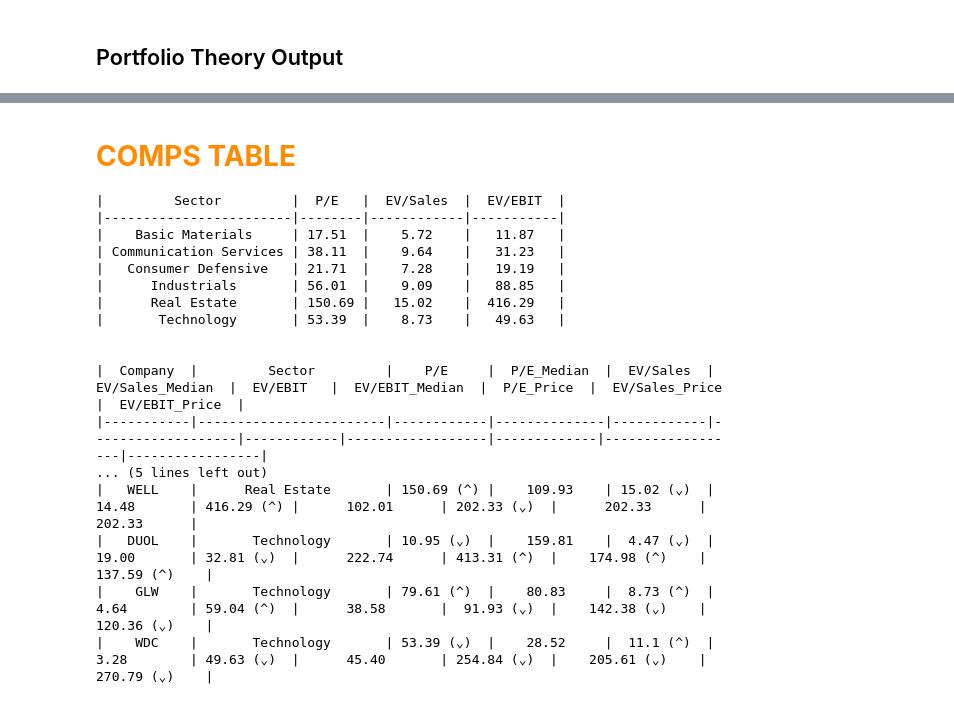
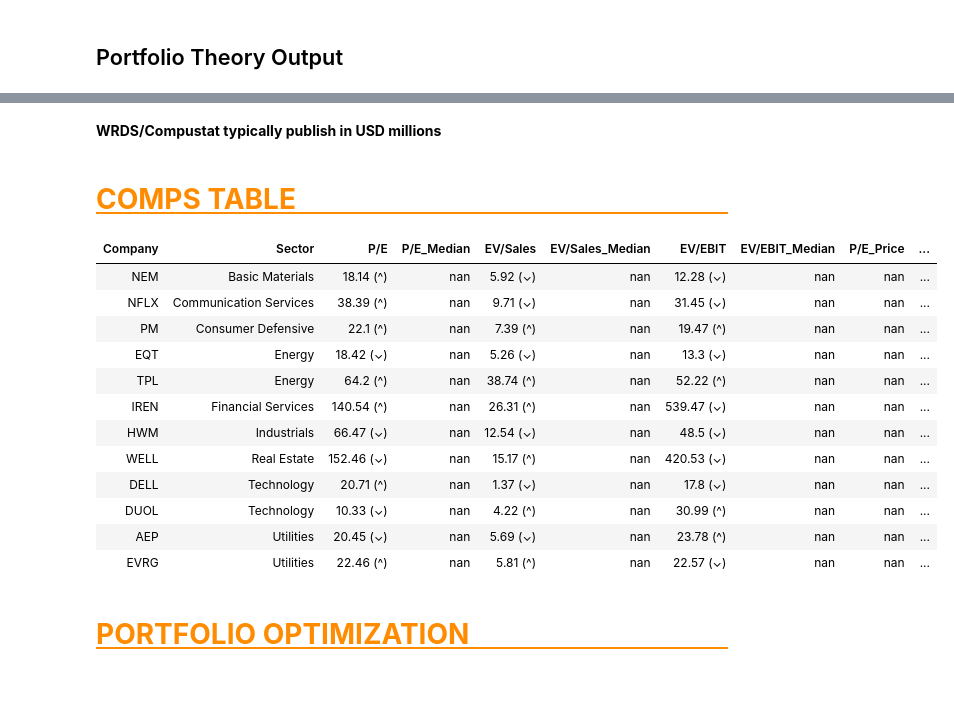
Before and after one commit to deskfrog/equity-research-notebook, a Jupyter notebook: equity_research_notebook.ipynb, the cells around one changed output, grey strips where cells are left out. Drawn from its saved outputs; the diff is of its cells as text; code cells hidden in the pictures.

```diff
--- a/equity_research_notebook.ipynb
+++ b/equity_research_notebook.ipynb
@@ -80,8 +108,24 @@ start = dt.datetime(start_year, 1, 1)
 price_tickers = [market_index] + tickers
 
 df_prices = yf.download(price_tickers, start=start, end=end, interval=interval, auto_adjust=False).dropna()
-rf_last = yf.download(treasury_yield, start=start, end=end, interval=interval, auto_adjust=False)['Adj Close'].iloc[-1]
-rf_annual = (float(rf_last.iloc[0]) if isinstance(rf_last, pd.Series) else float(rf_last)) / 100
+
+rf_data = yf.download(treasury_yield, start=start, end=end, interval=interval, auto_adjust=False)['Adj Close']
+if isinstance(rf_data, pd.DataFrame):
+    rf_data = rf_data.squeeze('columns')
+rf_series = pd.to_numeric(rf_data, errors='coerce').dropna()
+
+if rf_series.empty and treasury_yield != '^TNX':
+    rf_fallback = yf.download('^TNX', start=start, end=end, interval=interval, auto_adjust=False)['Adj Close']
+    if isinstance(rf_fallback, pd.DataFrame):
+        rf_fallback = rf_fallback.squeeze('columns')
+    rf_series = pd.to_numeric(rf_fallback, errors='coerce').dropna()
+
+if rf_series.empty:
+    print(f"[RF] No valid treasury yield data for {treasury_yield} (or fallback). Using 0.0%.")
+    rf_annual = 0.0
+else:
+    rf_annual = float(rf_series.iloc[-1]) / 100
+
 rf = rf_annual / assume_trading_days
 
 df_log_returns = np.log(df_prices['Adj Close']).diff().dropna()
@@ -808,29 +1079,36 @@ if PORTFOLIO_TABLE:
+# %% [markdown]
+**WRDS/Compustat typically publish in USD millions**
 # %% [markdown]
-<h3 style="color: #ff8c00; font-size: 2em; font-weight: bold; border-bottom: 2px solid #ffffff; padding-bottom: 5px;">
+<h3 style="color: #ff8c00; font-size: 2em; font-weight: bold; border-bottom: 2px solid #ff8c00; padding-bottom: 5px;">
 COMPS TABLE
 </h3>
 # %%
 if COMPS_TABLE:
     if COMPS_SECTOR_MEDIAN_TABLE:
-        _print_df_with_bars(industry_median)
+        _print_df_with_bars(industry_median.round(2))
         print('\n')
-    _print_df_with_bars(comps_display.sort_values(['Sector', 'Company']))
-    #print('* Compared to the sector median multiples. \n** Compared to the sector implied price.')
+
+    comps_table_display = comps_display.sort_values(['Sector', 'Company']).copy()
+    numeric_cols = comps_table_display.select_dtypes(include='number').columns
+    if len(numeric_cols) > 0:
+        comps_table_display[numeric_cols] = comps_table_display[numeric_cols].round(2)
+
+    _print_df_with_bars(comps_table_display)
 # %% [output]
-|         Sector         |  P/E   |  EV/Sales  |  EV/EBIT  |
-|------------------------|--------|------------|-----------|
-|    Basic Materials     | 17.51  |    5.72    |   11.87   |
-| Communication Services | 38.11  |    9.64    |   31.23   |
-|   Consumer Defensive   | 21.71  |    7.28    |   19.19   |
-|      Industrials       | 56.01  |    9.09    |   88.85   |
-|      Real Estate       | 150.69 |   15.02    |  416.29   |
-|       Technology       | 53.39  |    8.73    |   49.63   |
-
-
-|  Company  |         Sector         |    P/E     |  P/E_Median  |  EV/Sales  |  EV/Sales_Median  |  EV/EBIT   |  EV/EBIT_Median  |  P/E_Price  |  EV/Sales_Price  |  EV/EBIT_Price  |
-|-----------|------------------------|------------|--------------|------------|-------------------|------------|------------------|-------------|------------------|-----------------|
-... (5 lines left out)
-|   WELL    |      Real Estate       | 150.69 (^) |    109.93    | 15.02 (⌄)  |       14.48       | 416.29 (^) |      102.01      | 202.33 (⌄)  |      202.33      |     202.33      |
-|   DUOL    |       Technology       | 10.95 (⌄)  |    159.81    |  4.47 (⌄)  |       19.00       | 32.81 (⌄)  |      222.74      | 413.31 (^)  |    174.98 (^)    |   137.59 (^)    |
-|    GLW    |       Technology       | 79.61 (^)  |    80.83     |  8.73 (^)  |       4.64        | 59.04 (^)  |      38.58       |  91.93 (⌄)  |    142.38 (⌄)    |   120.36 (⌄)    |
-|    WDC    |       Technology       | 53.39 (⌄)  |    28.52     |  11.1 (^)  |       3.28        | 49.63 (⌄)  |      45.40       | 254.84 (⌄)  |    205.61 (⌄)    |   270.79 (⌄)    |
+| Company | Sector | P/E | P/E_Median | EV/Sales | EV/Sales_Median | EV/EBIT | EV/EBIT_Median | P/E_Price | ... |
+| NEM | Basic Materials | 18.14 (^) | nan | 5.92 (⌄) | nan | 12.28 (⌄) | nan | nan | ... |
+| NFLX | Communication Services | 38.39 (^) | nan | 9.71 (⌄) | nan | 31.45 (⌄) | nan | nan | ... |
+| PM | Consumer Defensive | 22.1 (^) | nan | 7.39 (^) | nan | 19.47 (^) | nan | nan | ... |
+| EQT | Energy | 18.42 (⌄) | nan | 5.26 (⌄) | nan | 13.3 (⌄) | nan | nan | ... |
+| TPL | Energy | 64.2 (^) | nan | 38.74 (^) | nan | 52.22 (^) | nan | nan | ... |
+| IREN | Financial Services | 140.54 (^) | nan | 26.31 (^) | nan | 539.47 (⌄) | nan | nan | ... |
+| HWM | Industrials | 66.47 (⌄) | nan | 12.54 (⌄) | nan | 48.5 (⌄) | nan | nan | ... |
+| WELL | Real Estate | 152.46 (⌄) | nan | 15.17 (^) | nan | 420.53 (⌄) | nan | nan | ... |
+| DELL | Technology | 20.71 (^) | nan | 1.37 (⌄) | nan | 17.8 (⌄) | nan | nan | ... |
+| DUOL | Technology | 10.33 (⌄) | nan | 4.22 (^) | nan | 30.99 (^) | nan | nan | ... |
+| AEP | Utilities | 20.45 (⌄) | nan | 5.69 (⌄) | nan | 23.78 (^) | nan | nan | ... |
+| EVRG | Utilities | 22.46 (^) | nan | 5.81 (^) | nan | 22.57 (⌄) | nan | nan | ... |
+# %% [markdown]
+<h3 style="color: #ff8c00; font-size: 2em; font-weight: bold; border-bottom: 2px solid #ff8c00; padding-bottom: 5px;">
+PORTFOLIO OPTIMIZATION
+</h3>
```
Also changed, not shown: parts of 32 cells of this notebook.
